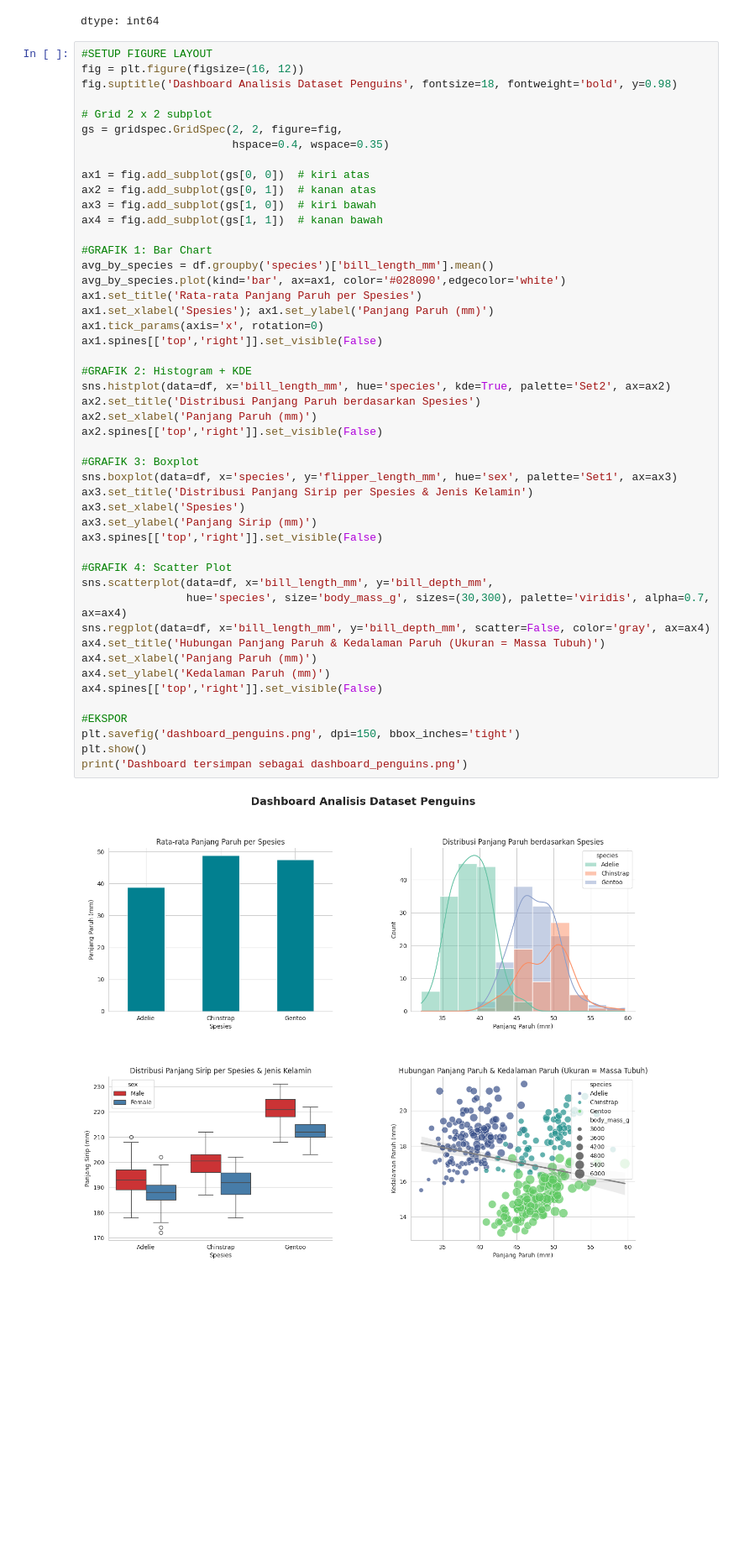
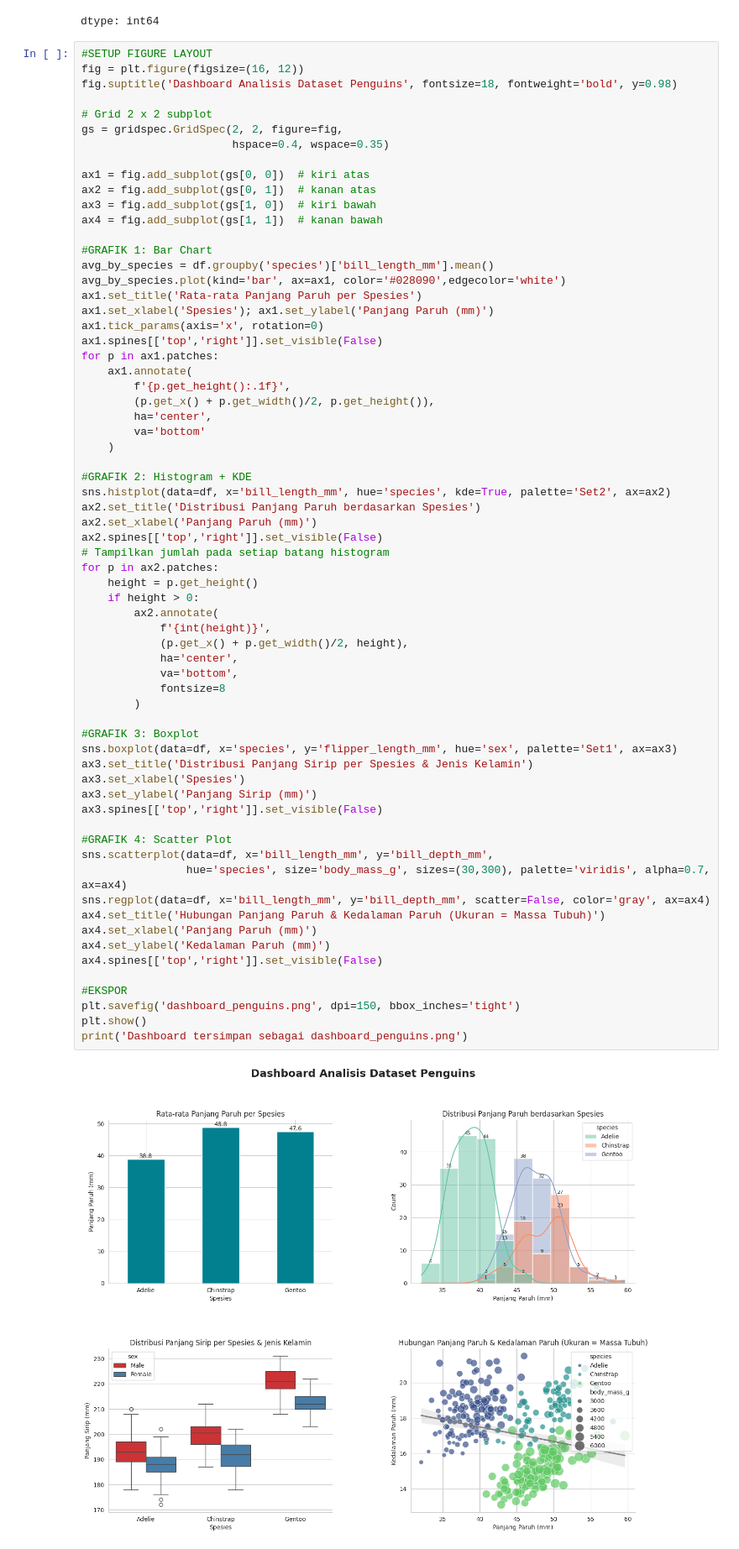
Before and after one commit to alifia07nisa/data-science-2026, a Jupyter notebook: Pertemuan5_Alifia_Choirunnisa_250401020010.ipynb, the cells around one changed output. Shown at 84% size. Cells and saved outputs as stored; diff of their text form; blank space fills up the shorter version.

```diff
--- a/Pertemuan5_Alifia_Choirunnisa_250401020010.ipynb
+++ b/Pertemuan5_Alifia_Choirunnisa_250401020010.ipynb
@@ -80,33 +86,51 @@ ax1.set_title('Rata-rata Panjang Paruh per Spesies')
 ax1.set_xlabel('Spesies'); ax1.set_ylabel('Panjang Paruh (mm)')
 ax1.tick_params(axis='x', rotation=0)
 ax1.spines[['top','right']].set_visible(False)
+for p in ax1.patches:
+    ax1.annotate(
+        f'{p.get_height():.1f}',
+        (p.get_x() + p.get_width()/2, p.get_height()),
+        ha='center',
+        va='bottom'
+    )
 
 #GRAFIK 2: Histogram + KDE
 sns.histplot(data=df, x='bill_length_mm', hue='species', kde=True, palette='Set2', ax=ax2)
 ax2.set_title('Distribusi Panjang Paruh berdasarkan Spesies')
 ax2.set_xlabel('Panjang Paruh (mm)')
 ax2.spines[['top','right']].set_visible(False)
+# Tampilkan jumlah pada setiap batang histogram
+for p in ax2.patches:
+    height = p.get_height()
+    if height > 0:
+        ax2.annotate(
+            f'{int(height)}',
+            (p.get_x() + p.get_width()/2, height),
+            ha='center',
+            va='bottom',
+            fontsize=8
+        )
 
 #GRAFIK 3: Boxplot
 sns.boxplot(data=df, x='species', y='flipper_length_mm', hue='sex', palette='Set1', ax=ax3)
 ax3.set_title('Distribusi Panjang Sirip per Spesies & Jenis Kelamin')
 ax3.set_xlabel('Spesies')
 ax3.set_ylabel('Panjang Sirip (mm)')
 ax3.spines[['top','right']].set_visible(False)
 
 #GRAFIK 4: Scatter Plot
 sns.scatterplot(data=df, x='bill_length_mm', y='bill_depth_mm',
                 hue='species', size='body_mass_g', sizes=(30,300), palette='viridis', alpha=0.7, ax=ax4)
 sns.regplot(data=df, x='bill_length_mm', y='bill_depth_mm', scatter=False, color='gray', ax=ax4)
 ax4.set_title('Hubungan Panjang Paruh & Kedalaman Paruh (Ukuran = Massa Tubuh)')
 ax4.set_xlabel('Panjang Paruh (mm)')
 ax4.set_ylabel('Kedalaman Paruh (mm)')
 ax4.spines[['top','right']].set_visible(False)
 
 #EKSPOR
 plt.savefig('dashboard_penguins.png', dpi=150, bbox_inches='tight')
 plt.show()
 print('Dashboard tersimpan sebagai dashboard_penguins.png')
 # %% [output]
-[figure, old version]
+[figure, new version]
 Dashboard tersimpan sebagai dashboard_penguins.png
```
Also changed, not shown: parts of 2 cells of this notebook.
